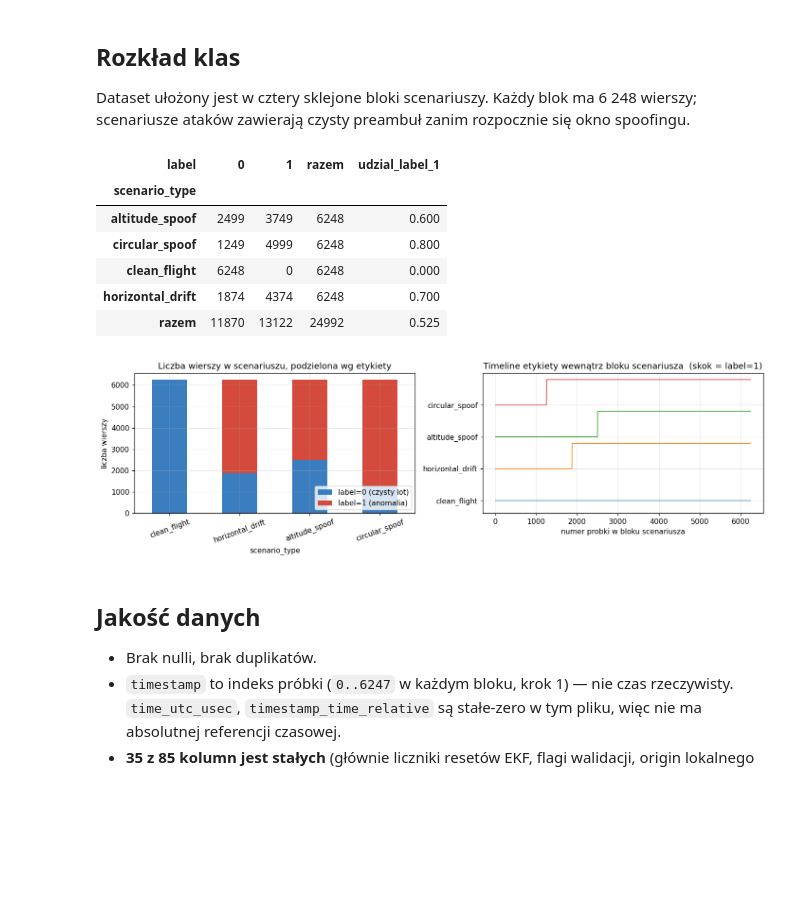
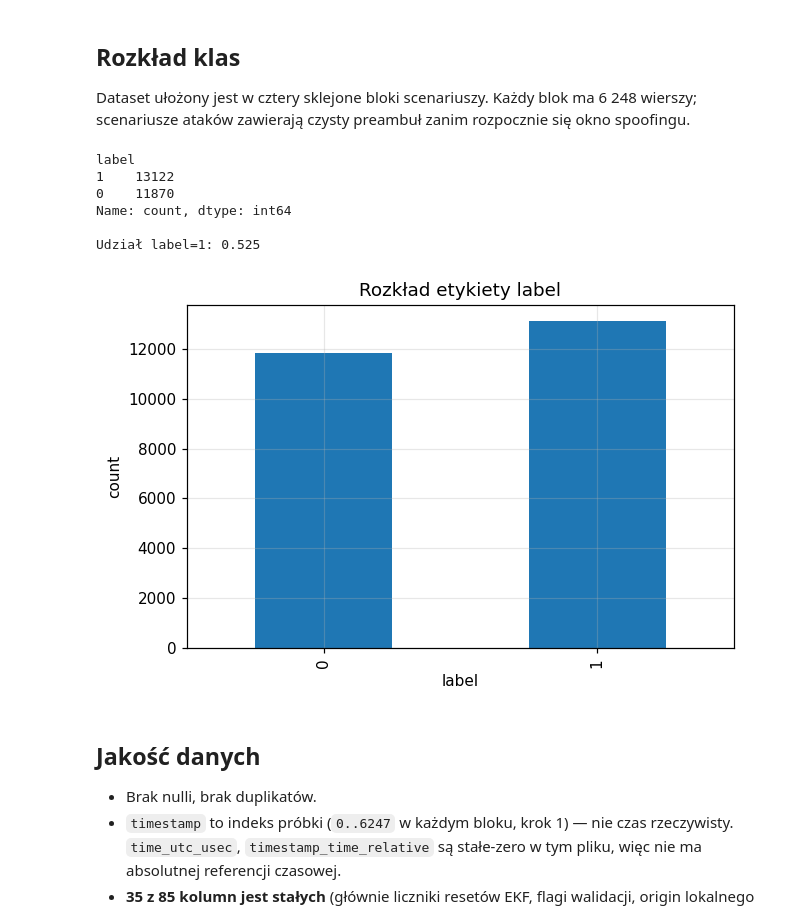
Before and after one commit to matthiasoo/Kosciuszkon-2026, a Jupyter notebook: eda.ipynb, the cells around one changed output. Cells and saved outputs as stored; diff of their text form; code cells hidden in the pictures; blank space fills up the shorter version.

```diff
--- a/eda.ipynb
+++ b/eda.ipynb
@@ -59,46 +59,28 @@ duplikaty : 0
 
 Dataset ułożony jest w cztery sklejone bloki scenariuszy. Każdy blok ma 6 248 wierszy; scenariusze ataków zawierają czysty preambuł zanim rozpocznie się okno spoofingu.
 # %%
-ct = pd.crosstab(df['scenario_type'], df['label'], margins=True, margins_name='razem')
-ct['udzial_label_1'] = (ct[1] / (ct[0] + ct[1])).round(3)
-ct
+# Rozkład etykiety label
+print(df['label'].value_counts())
+print(f'\nUdział label=1: {df["label"].mean():.3f}')
 # %% [output]
-| label | 0 | 1 | razem | udzial_label_1 |
-| scenario_type |  |  |  |  |
-| altitude_spoof | 2499 | 3749 | 6248 | 0.600 |
-| circular_spoof | 1249 | 4999 | 6248 | 0.800 |
-| clean_flight | 6248 | 0 | 6248 | 0.000 |
-| horizontal_drift | 1874 | 4374 | 6248 | 0.700 |
-| razem | 11870 | 13122 | 24992 | 0.525 |
+label
+1    13122
+0    11870
+Name: count, dtype: int64
+
+Udział label=1: 0.525
 # %%
-fig, axes = plt.subplots(1, 2, figsize=(13, 4))
-
-scen_order = ['clean_flight','horizontal_drift','altitude_spoof','circular_spoof']
-counts = df.groupby('scenario_type')['label'].value_counts().unstack(fill_value=0).loc[scen_order]
-counts.columns = ['label=0 (czysty lot)','label=1 (anomalia)']
-counts.plot(kind='bar', stacked=True, ax=axes[0],
-            color=['#3a7ebf','#d44a3c'])
-axes[0].set_title('Liczba wierszy w scenariuszu, podzielona wg etykiety')
-axes[0].set_xlabel('scenario_type')
-axes[0].set_ylabel('liczba wierszy')
-axes[0].legend(loc='lower right')
-axes[0].tick_params(axis='x', rotation=20)
-
-# Timeline etykiety wewnatrz kazdego bloku scenariusza (pokazuje czysty preambul)
-for i, s in enumerate(scen_order):
-    sub = df[df['scenario_type'] == s].reset_index(drop=True)
-    axes[1].plot(sub.index, np.full(len(sub), i) + sub['label']*0.8,
-                 lw=1.0, label=s)
-axes[1].set_yticks(range(len(scen_order)))
-axes[1].set_yticklabels(scen_order)
-axes[1].set_xlabel('numer probki w bloku scenariusza')
-axes[1].set_title('Timeline etykiety wewnątrz bloku scenariusza  (skok = label=1)')
-axes[1].set_ylim(-0.4, len(scen_order))
-
+# Prosty wykres rozkładu label
+import matplotlib.pyplot as plt
+fig, ax = plt.subplots(figsize=(6, 4))
+df['label'].value_counts().sort_index().plot(kind='bar', ax=ax)
+ax.set_xlabel('label')
+ax.set_ylabel('count')
+ax.set_title('Rozkład etykiety label')
 plt.tight_layout()
 plt.show()
 # %% [output]
-[figure, old version]
+[figure, new version]
 # %% [markdown]
 ## Jakość danych
 
```
Also changed, not shown: parts of 7 cells of this notebook, 6 other files.
